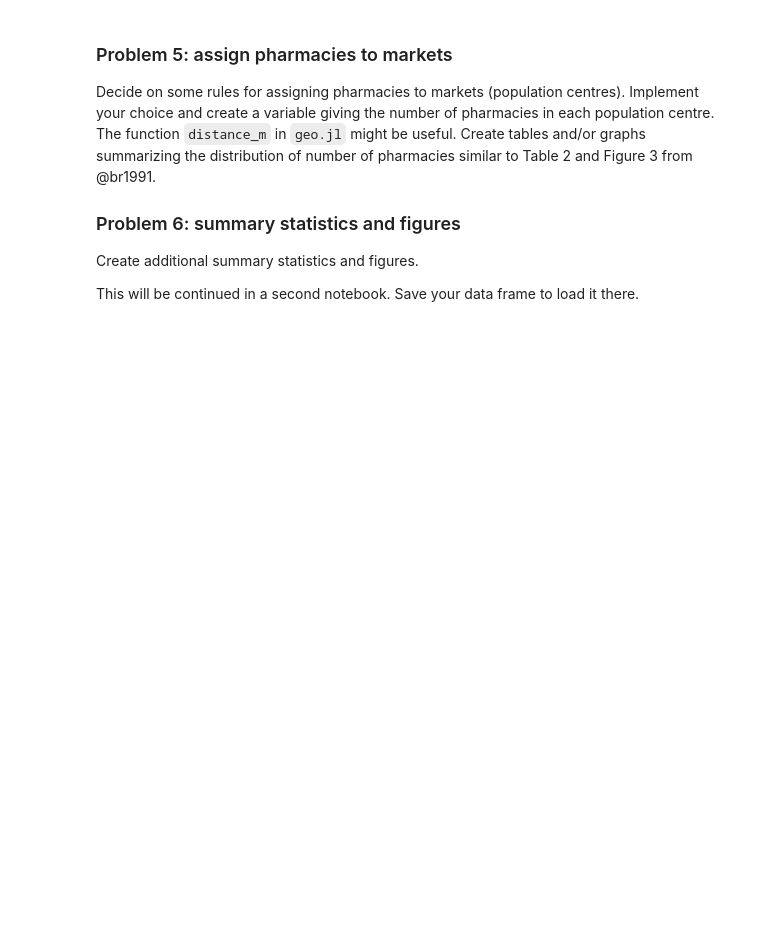
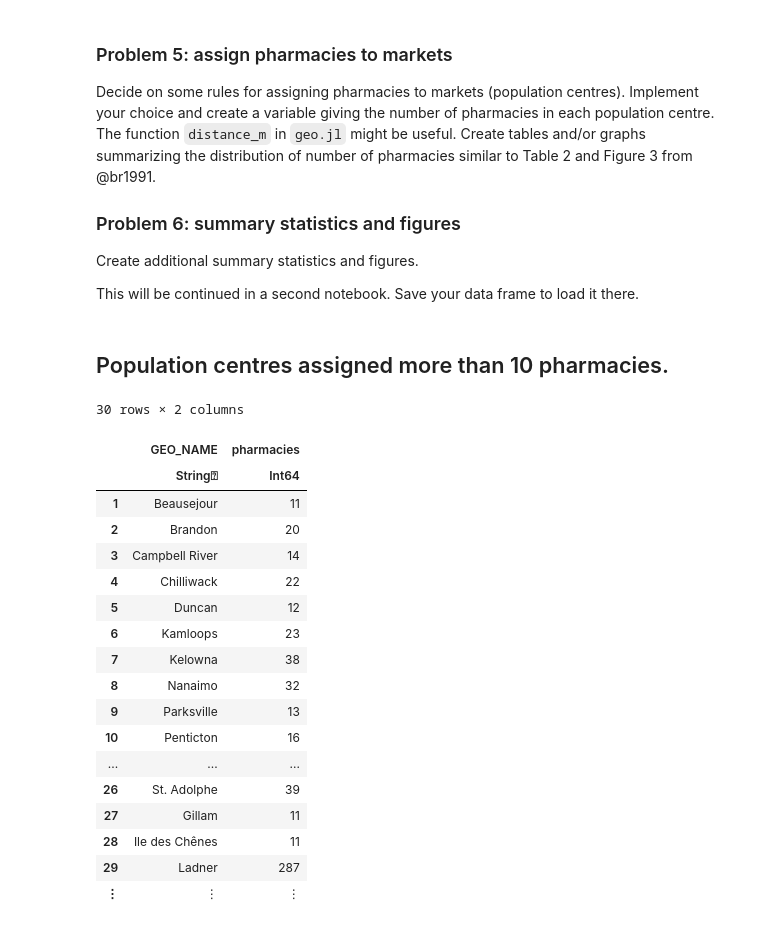
Before and after one commit to UBCECON567/PharmacyEntry, a Jupyter notebook: notebooks/pharmacyentry01-dataprep.ipynb, the cells around one changed output. Saved outputs shown, nothing was run; the diff lists cells and outputs as text; code cells hidden in the pictures; blank space fills up the shorter version.

```diff
--- a/notebooks/pharmacyentry01-dataprep.ipynb
+++ b/notebooks/pharmacyentry01-dataprep.ipynb
@@ -428,0 +449,24 @@ CSV.write("cleandata.csv",df);
+# %% [markdown]
+## Population centres assigned more than 10 pharmacies.
+# %%
+df[df[:pharmacies].>10,[:GEO_NAME, :pharmacies]]
+# %% [output]
+30 rows × 2 columns
+|  | GEO_NAME | pharmacies |
+|  | String⍰ | Int64 |
+| 1 | Beausejour | 11 |
+| 2 | Brandon | 20 |
+| 3 | Campbell River | 14 |
+| 4 | Chilliwack | 22 |
+| 5 | Duncan | 12 |
+| 6 | Kamloops | 23 |
+| 7 | Kelowna | 38 |
+| 8 | Nanaimo | 32 |
+| 9 | Parksville | 13 |
+| 10 | Penticton | 16 |
+| ... | ... | ... |
+| 26 | St. Adolphe | 39 |
+| 27 | Gillam | 11 |
+| 28 | Ile des Chênes | 11 |
+| 29 | Ladner | 287 |
+| ⋮ | ⋮ | ⋮ |
```
Also changed, not shown: parts of 8 cells of this notebook, 9 other files.
